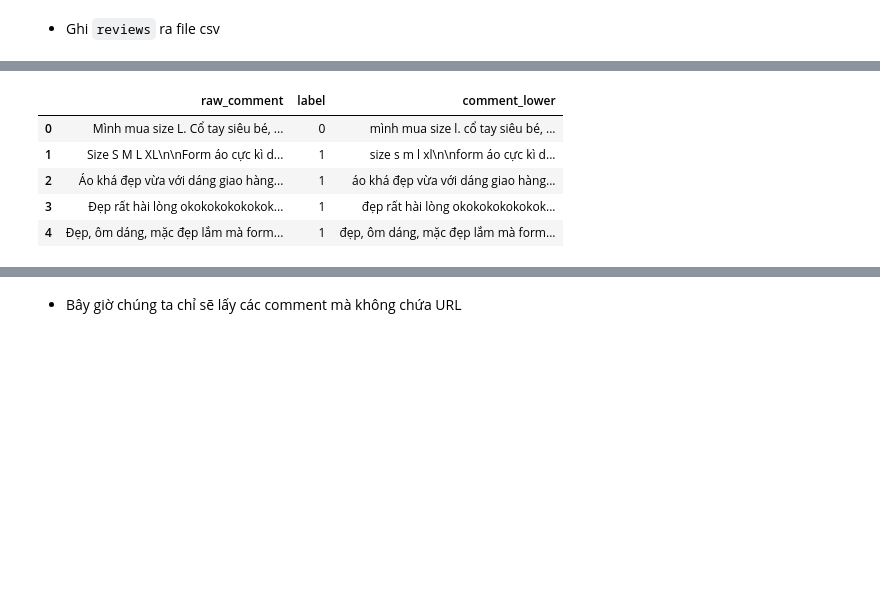
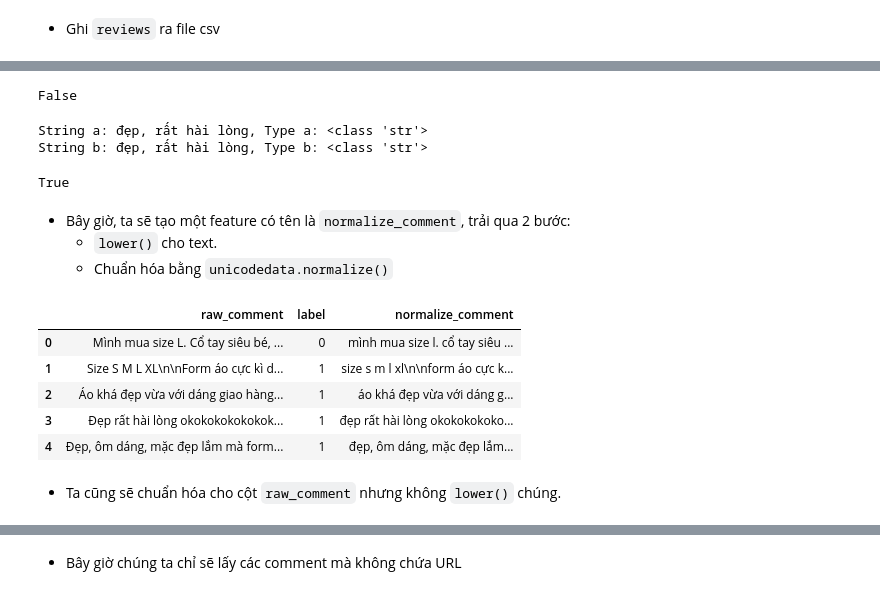
Before and after one commit to cuongpiger/SCL_KHVW_Sentiment_Analysis_Project, a Jupyter notebook: 01.pre-processing.ipynb, the cells around one changed output, grey strips where cells are left out. Saved outputs shown, nothing was run; the diff lists cells and outputs as text; code cells hidden in the pictures; blank space fills up the shorter version.

```diff
--- a/01.pre-processing.ipynb
+++ b/01.pre-processing.ipynb
@@ -92,10 +97,38 @@ reviews.to_csv("./data/reviews.csv", index=False)
+# %%
+import unicodedata
+
+a = 'đẹp, rất hài lòng'
+b = 'đẹp, rất hài lòng'
+
+a == b
+# %% [output]
+False
+# %%
+''' Sử dụng chuẩn NFD '''
+a = unicodedata.normalize('NFD', a)
+b = unicodedata.normalize('NFD', b)
+
+print("String a: {}, Type a: {}".format(a, type(a)))
+print("String b: {}, Type b: {}".format(b, type(b)))
+# %% [output]
+String a: đẹp, rất hài lòng, Type a: <class 'str'>
+String b: đẹp, rất hài lòng, Type b: <class 'str'>
+# %%
+a == b
+# %% [output]
+True
+# %% [markdown]
+* Bây giờ, ta sẽ tạo một feature có tên là `normalize_comment`, trải qua 2 bước:
+  * `lower()` cho text.
+  * Chuẩn hóa bằng `unicodedata.normalize()`
 # %%
-reviews['comment_lower'] = reviews['raw_comment'].apply(lambda cmt: cmt.lower())
+reviews['normalize_comment'] = reviews['raw_comment'].apply(lambda cmt: Processor.normalizeComment(cmt))
+
 reviews.head()
 # %% [output]
-|  | raw_comment | label | comment_lower |
-| 0 | Mình mua size L. Cổ tay siêu bé, ... | 0 | mình mua size l. cổ tay siêu bé, ... |
-| 1 | Size S M L XL\n\nForm áo cực kì d... | 1 | size s m l xl\n\nform áo cực kì d... |
-| 2 | Áo khá đẹp vừa với dáng giao hàng... | 1 | áo khá đẹp vừa với dáng giao hàng... |
-| 3 | Đẹp rất hài lòng okokokokokokok... | 1 | đẹp rất hài lòng okokokokokokok... |
-| 4 | Đẹp, ôm dáng, mặc đẹp lắm mà form... | 1 | đẹp, ôm dáng, mặc đẹp lắm mà form... |
+|  | raw_comment | label | normalize_comment |
+| 0 | Mình mua size L. Cổ tay siêu bé, ... | 0 | mình mua size l. cổ tay siêu ... |
+| 1 | Size S M L XL\n\nForm áo cực kì d... | 1 | size s m l xl\n\nform áo cực k... |
+| 2 | Áo khá đẹp vừa với dáng giao hàng... | 1 | áo khá đẹp vừa với dáng g... |
+| 3 | Đẹp rất hài lòng okokokokokokok... | 1 | đẹp rất hài lòng okokokokoko... |
+| 4 | Đẹp, ôm dáng, mặc đẹp lắm mà form... | 1 | đẹp, ôm dáng, mặc đẹp lắm... |
@@ -101,0 +137,2 @@ reviews.head()
+# %% [markdown]
+* Ta cũng sẽ chuẩn hóa cho cột `raw_comment` nhưng không `lower()` chúng.
```
Also changed, not shown: parts of 11 cells of this notebook, 3 other files.
